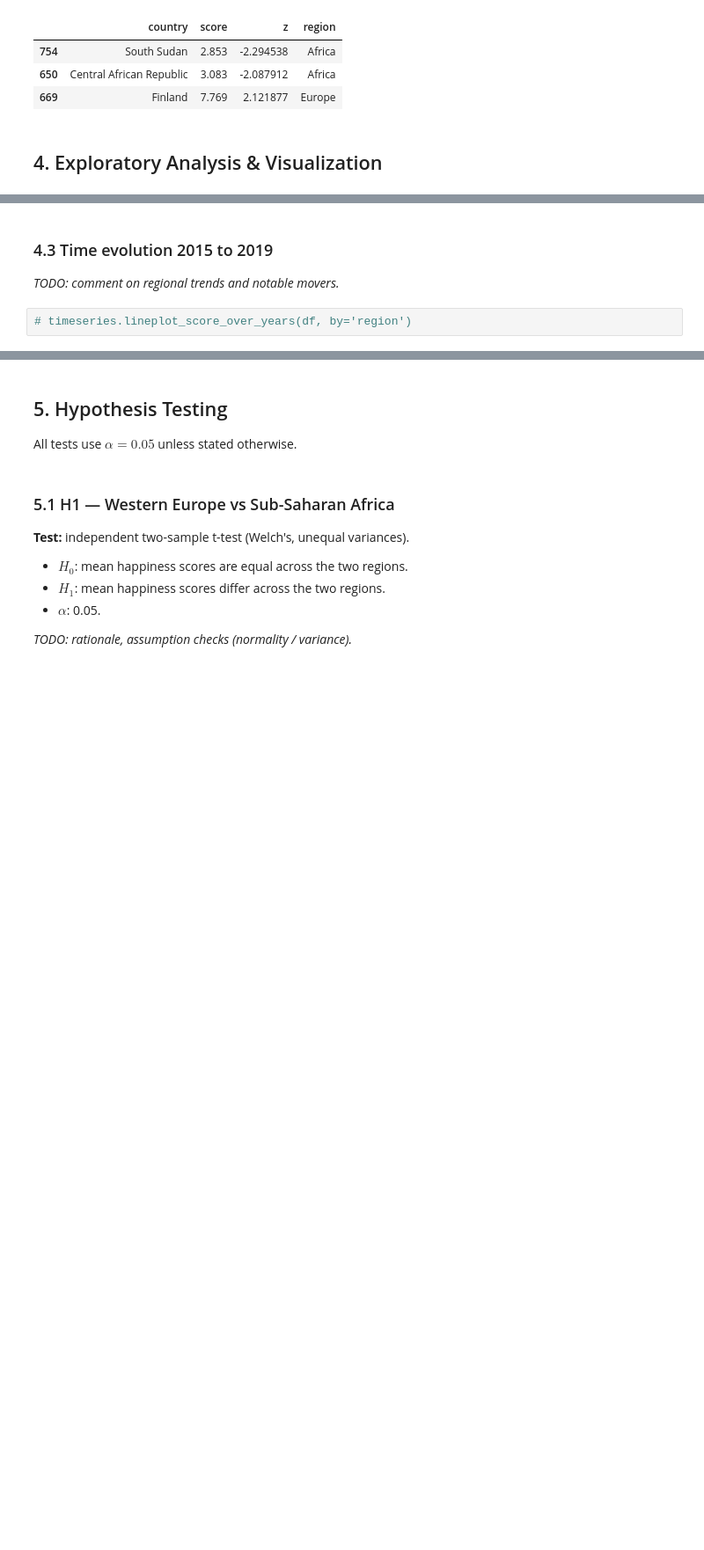
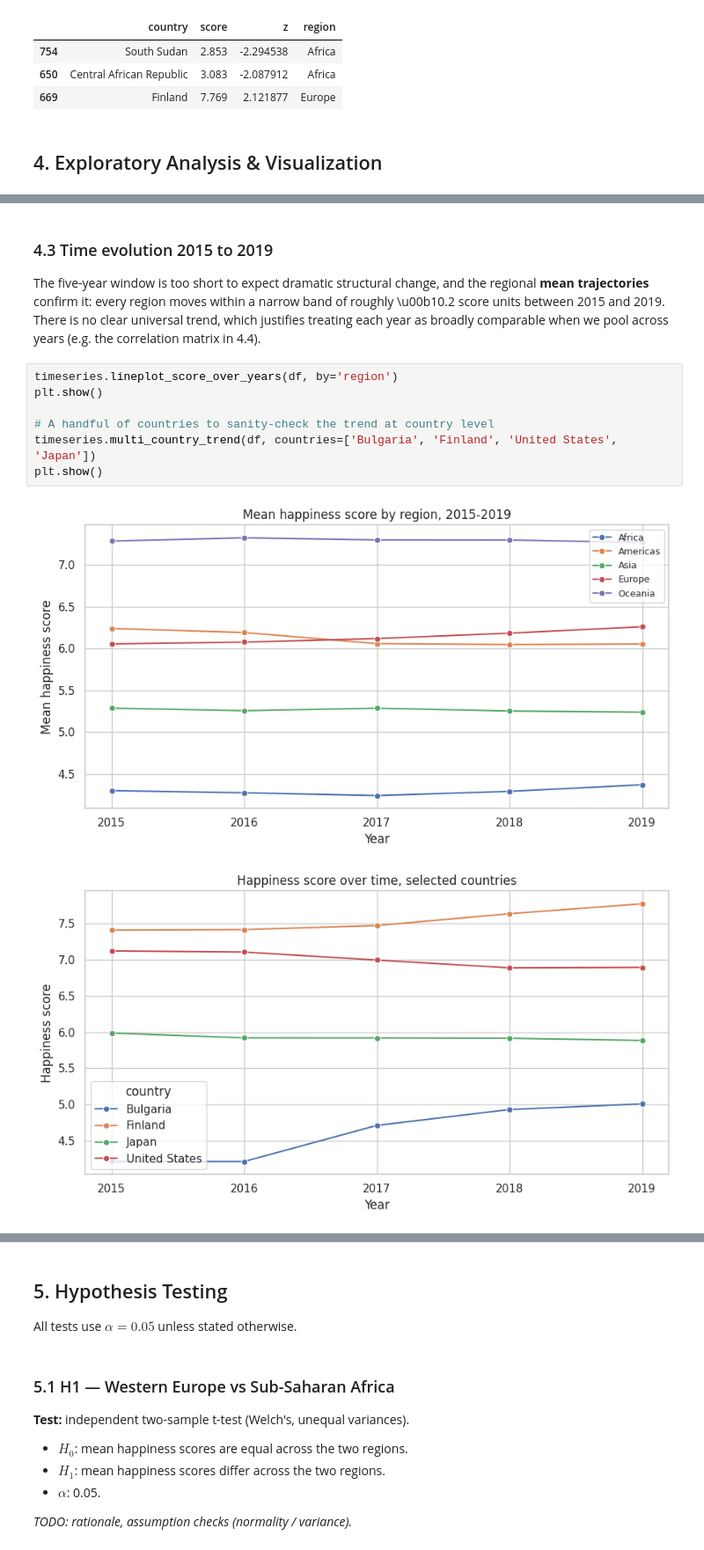
Before and after one commit to lizzardbald/happiness-report-research, a Jupyter notebook: Main.ipynb, the cells around one changed output, grey strips where cells are left out. Shown at 88% size. Cells and saved outputs as stored; diff of their text form; blank space fills up the shorter version.

```diff
--- a/Main.ipynb
+++ b/Main.ipynb
@@ -269,9 +276,17 @@ _TODO: discuss inter-region spread and within-region variance._
 # %% [markdown]
 ### 4.3 Time evolution 2015 to 2019
 
-_TODO: comment on regional trends and notable movers._
+The five-year window is too short to expect dramatic structural change, and the regional **mean trajectories** confirm it: every region moves within a narrow band of roughly \u00b10.2 score units between 2015 and 2019. There is no clear universal trend, which justifies treating each year as broadly comparable when we pool across years (e.g. the correlation matrix in 4.4).
 # %%
-# timeseries.lineplot_score_over_years(df, by='region')
+timeseries.lineplot_score_over_years(df, by='region')
+plt.show()
+
+# A handful of countries to sanity-check the trend at country level
+timeseries.multi_country_trend(df, countries=['Bulgaria', 'Finland', 'United States', 'Japan'])
+plt.show()
+# %% [output]
+[figure, added]
+[figure, added]
 # %% [markdown]
 ### 4.4 Correlation matrix
 
```
Also changed, not shown: parts of 6 cells of this notebook.
